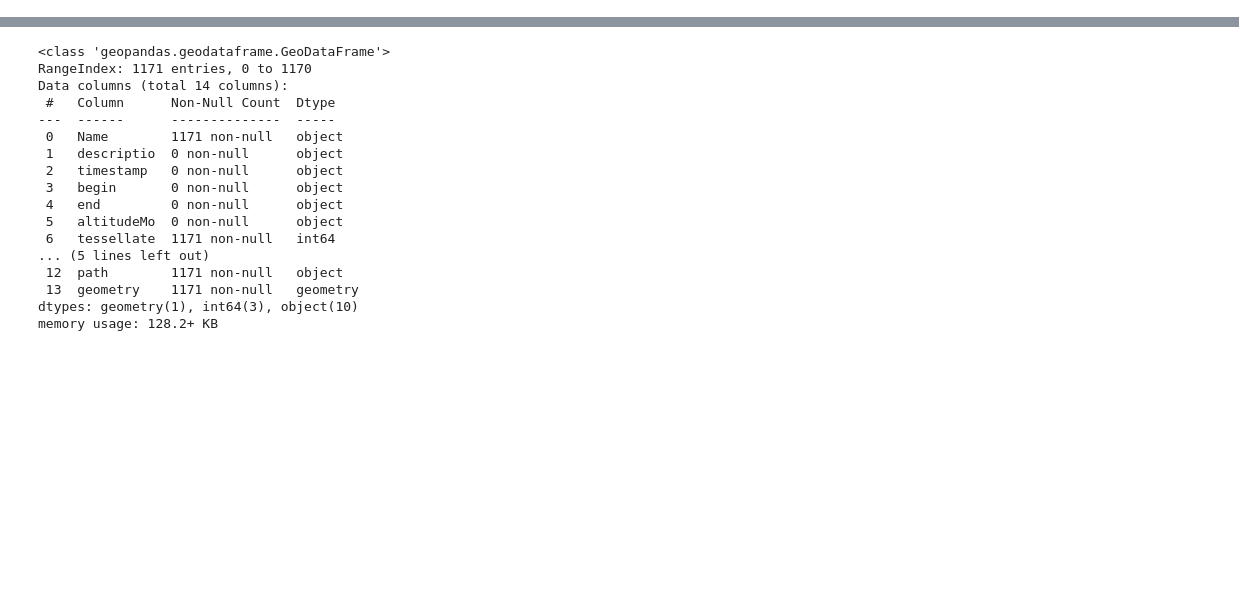
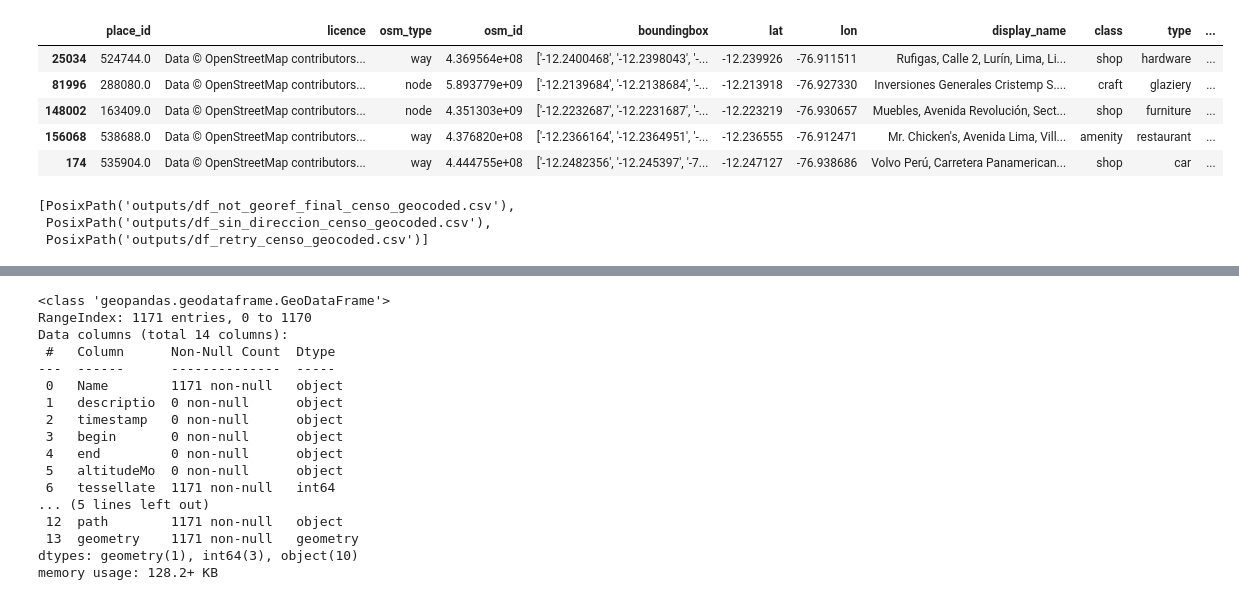
Before and after one commit to Claudio9701/peru-connectivity-impact, a Jupyter notebook: Geoprocessing.ipynb, the cells around one changed output, grey strips where cells are left out. Drawn from its saved outputs; the diff is of its cells as text; code cells hidden in the pictures; blank space fills up the shorter version.

```diff
--- a/Geoprocessing.ipynb
+++ b/Geoprocessing.ipynb
@@ -8,0 +9,2 @@ geocoded_gdf = gpd.read_file('outputs/geocoded_df.geojson')
+# %%
+dfs = [pd.read_csv(fs, index_col=0) for fs in Path('outputs/clean').iterdir() if fs.name.endswith('.csv') and fs.name.startswith('geocoded_')]
@@ -8,0 +20,7 @@ geocoded_gdf = gpd.read_file('outputs/geocoded_df.geojson')
+# %%
+# Add columns specifying source dataset label
+dfs[4]['dataset'] = 'nominatim=address+number'
+dfs[1]['dataset'] = 'nominatim=address-number+viewbox'
+dfs[2]['dataset'] = 'nominatim=incomplete_address+viewbox'
+dfs[3]['dataset'] = 'nominatim=incomplete_address'
+dfs[0]['dataset'] = 'nominatim=firm_name'
@@ -8,0 +68,3 @@ geocoded_gdf = gpd.read_file('outputs/geocoded_df.geojson')
+# %%
+# Concatenate and double check index integrity (i.e. no duplicates)
+geocoded_concatenate = pd.concat(dfs, verify_integrity=True)
@@ -8,0 +97,9 @@ geocoded_gdf = gpd.read_file('outputs/geocoded_df.geojson')
+# %%
+geocoded_concatenate.head()
+# %% [output]
+|  | place_id | licence | osm_type | osm_id | boundingbox | lat | lon | display_name | class | type | ... |
+| 25034 | 524744.0 | Data © OpenStreetMap contributors... | way | 4.369564e+08 | ['-12.2400468', '-12.2398043', '-... | -12.239926 | -76.911511 | Rufigas, Calle 2, Lurín, Lima, Li... | shop | hardware | ... |
+| 81996 | 288080.0 | Data © OpenStreetMap contributors... | node | 5.893779e+09 | ['-12.2139684', '-12.2138684', '-... | -12.213918 | -76.927330 | Inversiones Generales Cristemp S.... | craft | glaziery | ... |
+| 148002 | 163409.0 | Data © OpenStreetMap contributors... | node | 4.351303e+09 | ['-12.2232687', '-12.2231687', '-... | -12.223219 | -76.930657 | Muebles, Avenida Revolución, Sect... | shop | furniture | ... |
+| 156068 | 538688.0 | Data © OpenStreetMap contributors... | way | 4.376820e+08 | ['-12.2366164', '-12.2364951', '-... | -12.236555 | -76.912471 | Mr. Chicken's, Avenida Lima, Vill... | amenity | restaurant | ... |
+| 174 | 535904.0 | Data © OpenStreetMap contributors... | way | 4.444755e+08 | ['-12.2482356', '-12.245397', '-7... | -12.247127 | -76.938686 | Volvo Perú, Carretera Panamerican... | shop | car | ... |
@@ -8,0 +108,6 @@ geocoded_gdf = gpd.read_file('outputs/geocoded_df.geojson')
+# %%
+list(filter(lambda x: x.name.endswith('_censo_geocoded.csv'), Path('outputs/').iterdir()))
+# %% [output]
+[PosixPath('outputs/df_not_georef_final_censo_geocoded.csv'),
+ PosixPath('outputs/df_sin_direccion_censo_geocoded.csv'),
+ PosixPath('outputs/df_retry_censo_geocoded.csv')]
```
Also changed, not shown: parts of 50 cells of this notebook.
